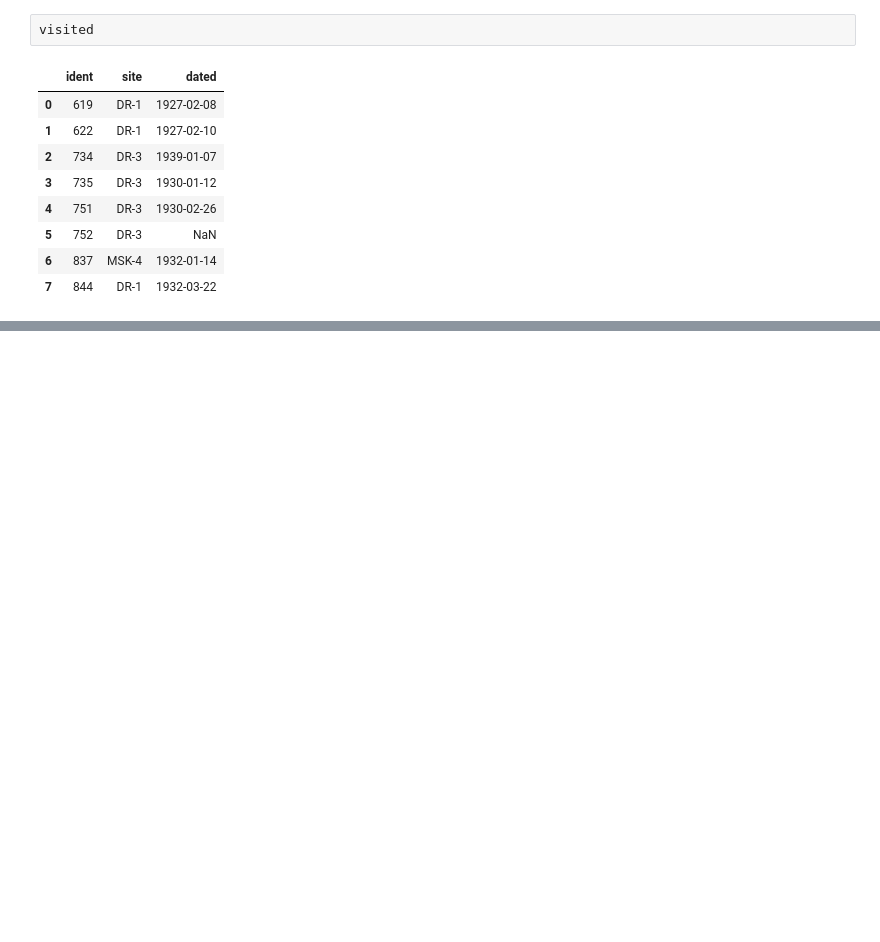
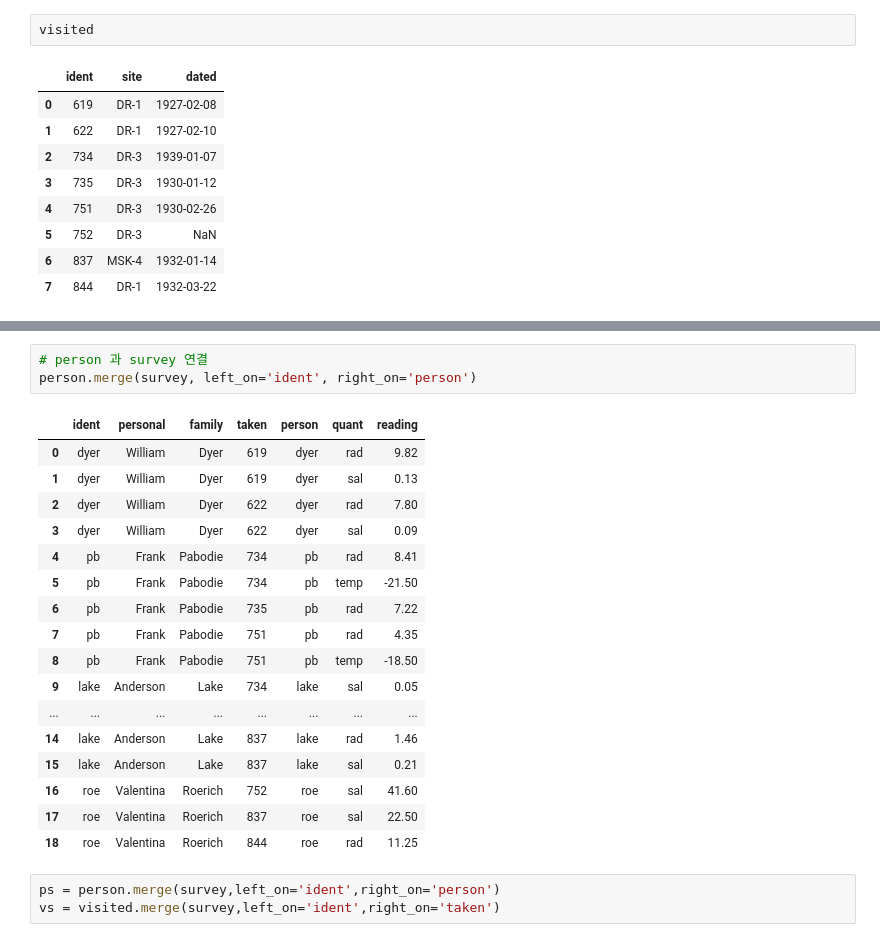
Before and after one commit to ikeven94/py_repo, a Jupyter notebook: Pandas_Numpy/Pandas_preprocessing.ipynb, the cells around one changed output, grey strips where cells are left out. Cells and saved outputs as stored; diff of their text form; blank space fills up the shorter version.

```diff
--- a/Pandas_Numpy/Pandas_preprocessing.ipynb
+++ b/Pandas_Numpy/Pandas_preprocessing.ipynb
@@ -276,0 +337,24 @@ visited
+# %%
+# person 과 survey 연결
+person.merge(survey, left_on='ident', right_on='person')
+# %% [output]
+|  | ident | personal | family | taken | person | quant | reading |
+| 0 | dyer | William | Dyer | 619 | dyer | rad | 9.82 |
+| 1 | dyer | William | Dyer | 619 | dyer | sal | 0.13 |
+| 2 | dyer | William | Dyer | 622 | dyer | rad | 7.80 |
+| 3 | dyer | William | Dyer | 622 | dyer | sal | 0.09 |
+| 4 | pb | Frank | Pabodie | 734 | pb | rad | 8.41 |
+| 5 | pb | Frank | Pabodie | 734 | pb | temp | -21.50 |
+| 6 | pb | Frank | Pabodie | 735 | pb | rad | 7.22 |
+| 7 | pb | Frank | Pabodie | 751 | pb | rad | 4.35 |
+| 8 | pb | Frank | Pabodie | 751 | pb | temp | -18.50 |
+| 9 | lake | Anderson | Lake | 734 | lake | sal | 0.05 |
+| ... | ... | ... | ... | ... | ... | ... | ... |
+| 14 | lake | Anderson | Lake | 837 | lake | rad | 1.46 |
+| 15 | lake | Anderson | Lake | 837 | lake | sal | 0.21 |
+| 16 | roe | Valentina | Roerich | 752 | roe | sal | 41.60 |
+| 17 | roe | Valentina | Roerich | 837 | roe | sal | 22.50 |
+| 18 | roe | Valentina | Roerich | 844 | roe | rad | 11.25 |
+# %%
+ps = person.merge(survey,left_on='ident',right_on='person')
+vs = visited.merge(survey,left_on='ident',right_on='taken')
```
Also changed, not shown: parts of 19 cells of this notebook.
